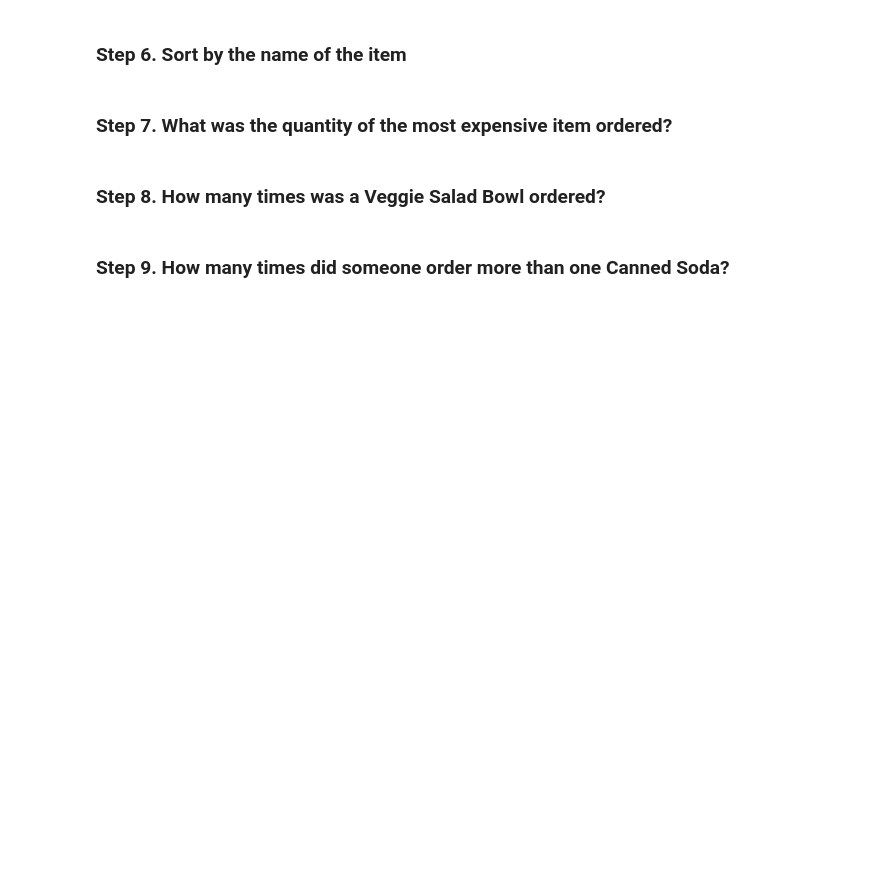
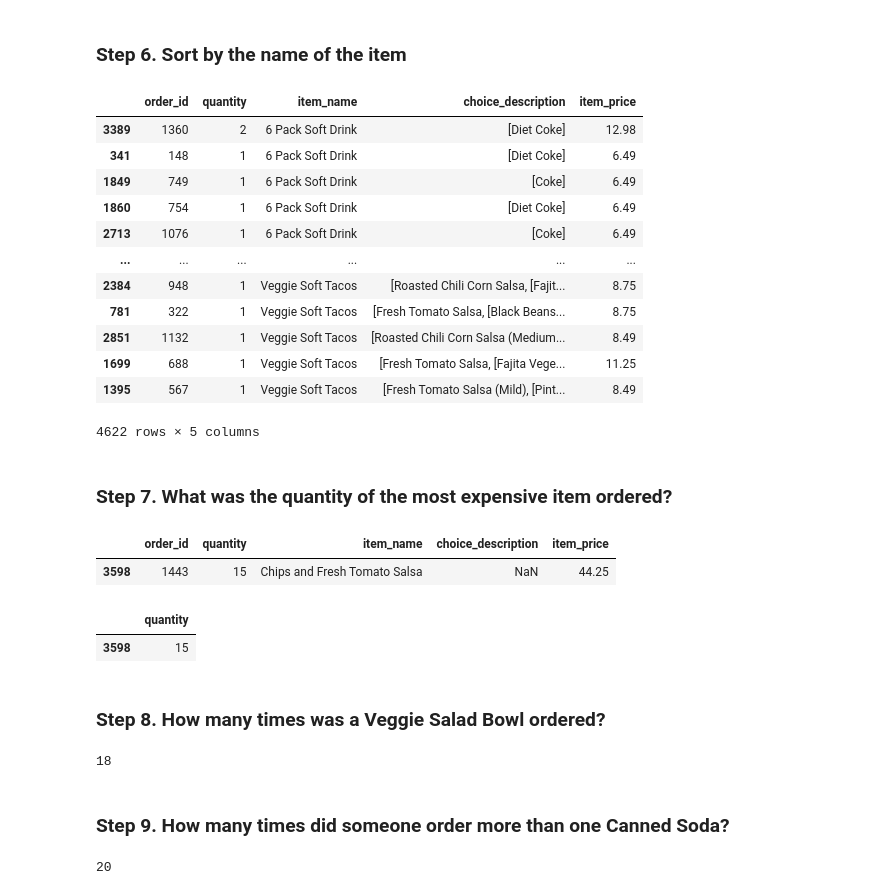
Before and after one commit to SunFanton/python-courses, a Jupyter notebook: otros/exercises/pandas_exercises/02_Filtering_&_Sorting/Chipotle/Exercises_solved_by_me.ipynb, the cells around one changed output. Drawn from its saved outputs; the diff is of its cells as text; code cells hidden in the pictures; blank space fills up the shorter version.

Commit message:
Reorganizacion carpetas y ejercitacion filtering y sorting pandas - otros

```diff
--- a/otros/exercises/pandas_exercises/02_Filtering_&_Sorting/Chipotle/Exercises_solved_by_me.ipynb
+++ b/otros/exercises/pandas_exercises/02_Filtering_&_Sorting/Chipotle/Exercises_solved_by_me.ipynb
@@ -15,0 +14,3 @@ df = pd.read_csv()
+# %%
+df = pd.read_csv("https://raw.githubusercontent.com/justmarkham/DAT8/master/data/chipotle.tsv", sep="\t")
+df.head()
@@ -16,2 +24,5 @@ df = pd.read_csv()
 # %% [markdown]
 ### Step 3. Assign it to a variable called chipo.
+# %%
+chipo = df
+chipo.head()
@@ -18,2 +51,7 @@ df = pd.read_csv()
 # %% [markdown]
 ### Step 4. How many products cost more than $10.00?
+# %%
+chipo["item_price"] = chipo["item_price"] \
+                        .apply(lambda x: x[1:]) \
+                        .apply(lambda x: float(x))
+chipo.info()
@@ -23,8 +118,48 @@ df = pd.read_csv()
 # %% [markdown]
 ### Step 6. Sort by the name of the item
+# %%
+chipo.sort_values(by=["item_name"], ascending= True, inplace=True)
+chipo
+# %% [output]
+|  | order_id | quantity | item_name | choice_description | item_price |
+| 3389 | 1360 | 2 | 6 Pack Soft Drink | [Diet Coke] | 12.98 |
+| 341 | 148 | 1 | 6 Pack Soft Drink | [Diet Coke] | 6.49 |
+| 1849 | 749 | 1 | 6 Pack Soft Drink | [Coke] | 6.49 |
+| 1860 | 754 | 1 | 6 Pack Soft Drink | [Diet Coke] | 6.49 |
+| 2713 | 1076 | 1 | 6 Pack Soft Drink | [Coke] | 6.49 |
+| ... | ... | ... | ... | ... | ... |
+| 2384 | 948 | 1 | Veggie Soft Tacos | [Roasted Chili Corn Salsa, [Fajit... | 8.75 |
+| 781 | 322 | 1 | Veggie Soft Tacos | [Fresh Tomato Salsa, [Black Beans... | 8.75 |
+| 2851 | 1132 | 1 | Veggie Soft Tacos | [Roasted Chili Corn Salsa (Medium... | 8.49 |
+| 1699 | 688 | 1 | Veggie Soft Tacos | [Fresh Tomato Salsa, [Fajita Vege... | 11.25 |
+| 1395 | 567 | 1 | Veggie Soft Tacos | [Fresh Tomato Salsa (Mild), [Pint... | 8.49 |
+4622 rows × 5 columns
 # %% [markdown]
 ### Step 7. What was the quantity of the most expensive item ordered?
+# %%
+most_expensive = chipo.sort_values(by=["item_price"], ascending=True) \
+     .iloc[chipo.shape[0] - 1:]
+most_expensive
+# %% [output]
+|  | order_id | quantity | item_name | choice_description | item_price |
+| 3598 | 1443 | 15 | Chips and Fresh Tomato Salsa | NaN | 44.25 |
+# %%
+most_expensive.loc[:, ["quantity"]]
+# %% [output]
+|  | quantity |
+| 3598 | 15 |
 # %% [markdown]
 ### Step 8. How many times was a Veggie Salad Bowl ordered?
+# %%
+veggie_filter = chipo["item_name"].str.contains(pat="Veggie Salad Bowl", case=False)
+chipo[veggie_filter].shape[0]
+# %% [output]
+18
 # %% [markdown]
 ### Step 9. How many times did someone order more than one Canned Soda?
+# %%
+canned_soda_filter = (chipo["item_name"].str.contains(pat="Canned Soda", case=False)) \
+                & (chipo['quantity'] > 1)
+chipo[canned_soda_filter].shape[0]
+# %% [output]
+20
```
Also changed, not shown: parts of 8 cells of this notebook.
